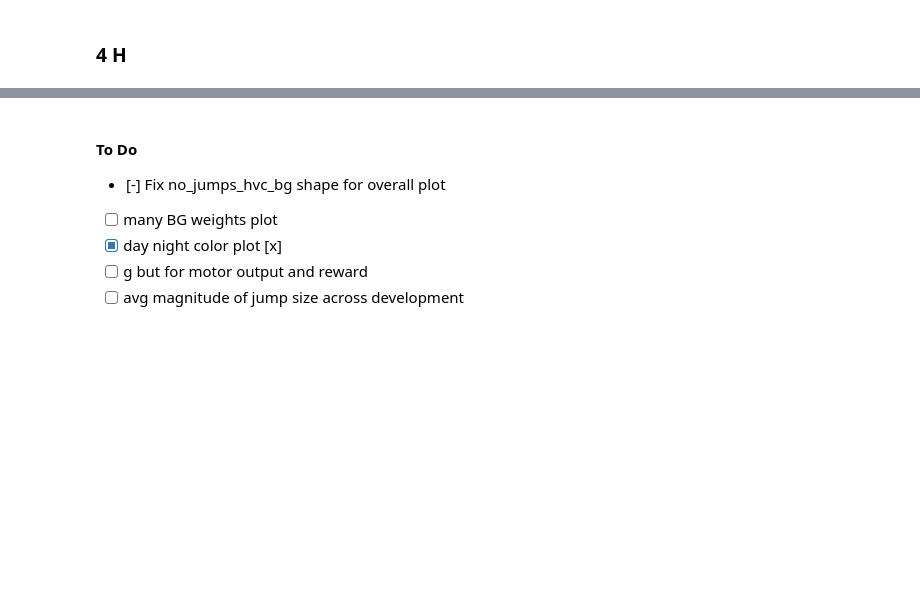
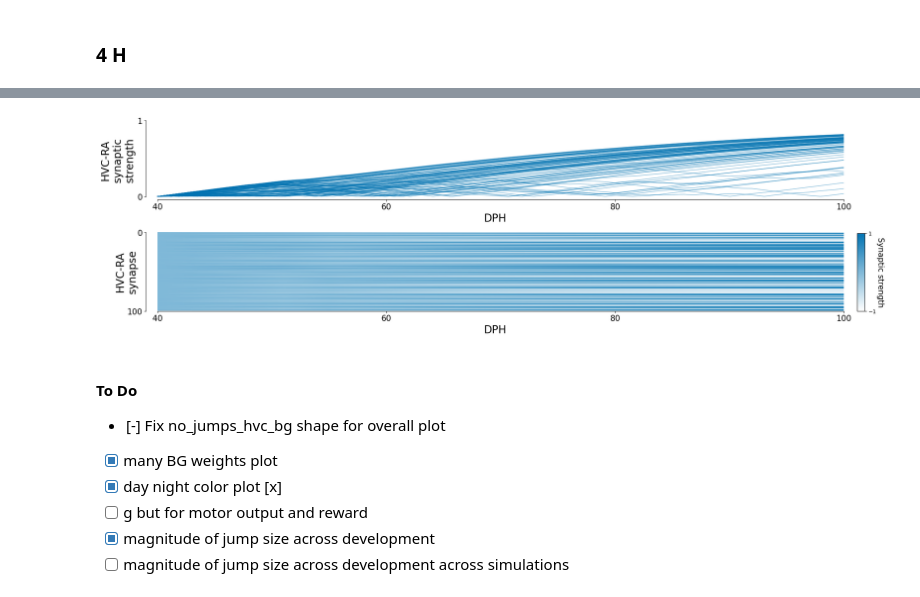
Before and after one commit to AtharvSuryawanshi/Dual_Pathway_RL_songbird, a Jupyter notebook: Figures/Figure_4.ipynb, the cells around one changed output, grey strips where cells are left out. Drawn from its saved outputs; the diff is of its cells as text; code cells hidden in the pictures; blank space fills up the shorter version.

```diff
--- a/Figures/Figure_4.ipynb
+++ b/Figures/Figure_4.ipynb
@@ -803,8 +845,22 @@ Plotting artificial landscape
+# %%
+## TO BE MOVED TO FIG 5
+
+%autoreload 2
+from dual_pathway_model.plotting_functions import *
+
+
+plot_weights_unsorted(obj_4a, type='HVC-RA', chosen_syll=chosen_syll)
+
+
+save_figure(f"5f_alt_all_HVC-RA", save=save_figs)
+# %% [output]
+[figure, added]
 # %% [markdown]
 #### To Do
 
 - [-] Fix no_jumps_hvc_bg shape for overall plot
-- [ ] many BG weights plot
+- [x] many BG weights plot
 - [x] day night color plot [x]
 - [ ] g but for motor output and reward
-- [ ] avg magnitude of jump size across development
+- [x] magnitude of jump size across development
+- [ ] magnitude of jump size across development across simulations
```
Also changed, not shown: parts of 11 cells of this notebook, 1 other file.
